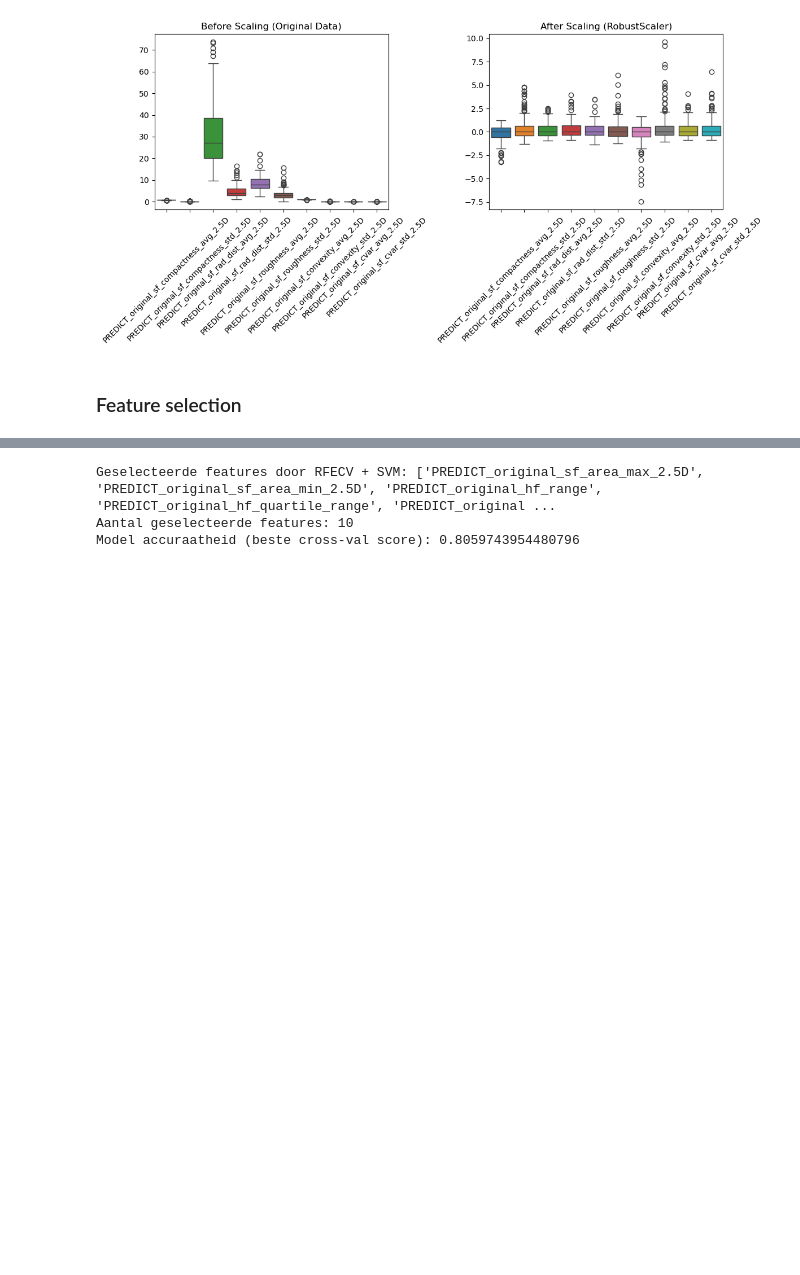
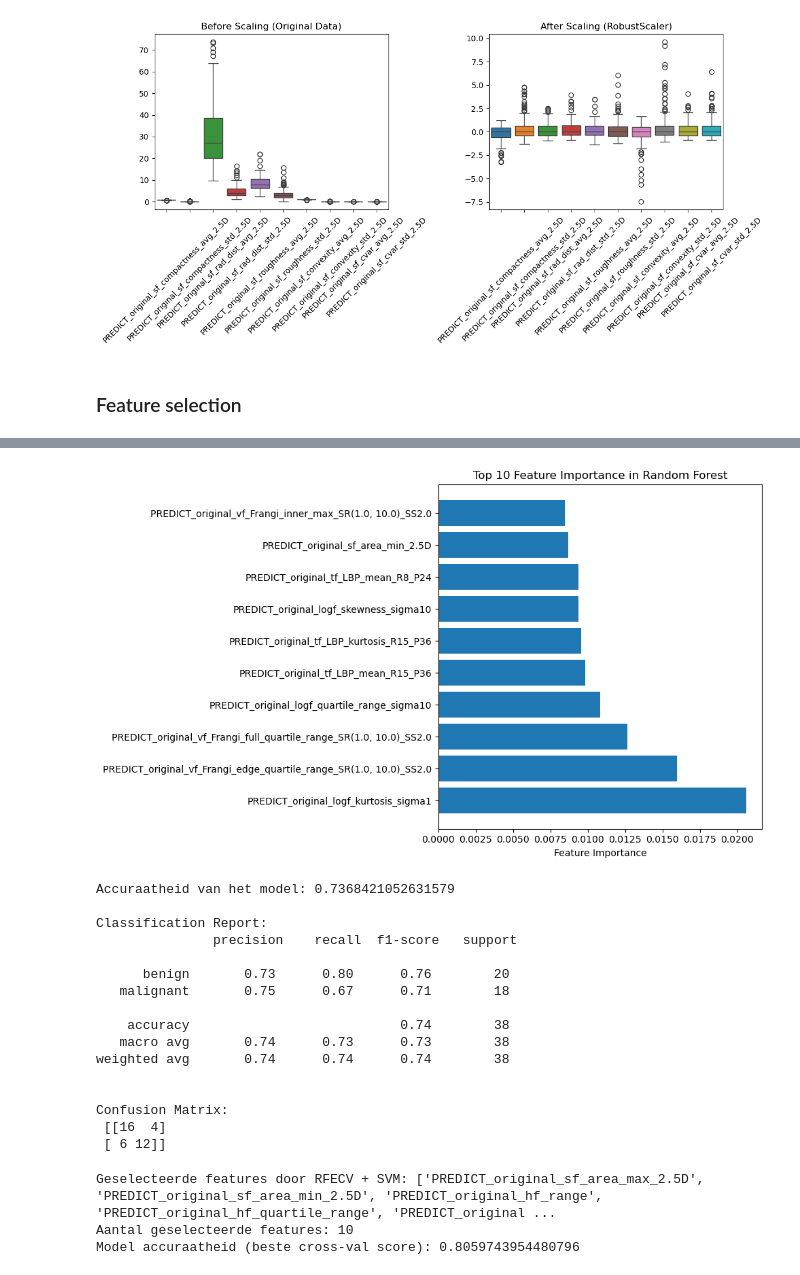
Before and after one commit to TaraVijgeboom/TM10007_Group10_Liver, a Jupyter notebook: assignment.ipynb, the cells around one changed output, grey strips where cells are left out. Drawn from its saved outputs; the diff is of its cells as text; code cells hidden in the pictures; blank space fills up the shorter version.

```diff
--- a/assignment.ipynb
+++ b/assignment.ipynb
@@ -349,3 +378,55 @@ Model accuraatheid (beste cross-val score): 0.7146514935988619
+# %%
+# 1. Sorteer de feature importances en krijg de top 10
+top_n = 10  # je kunt dit veranderen naar 11, 12, etc.
+top_n_idx = feature_importances.argsort()[-top_n:][::-1]  # Sorteer op belangrijkheid (aflopend)
+
+# 2. De geselecteerde features
+top_n_features = X.columns[top_n_idx]
+
+# 3. Plot de top 10 features
+plt.figure(figsize=(10, 6))
+plt.barh(top_n_features, feature_importances[top_n_idx])
+plt.xlabel("Feature Importance")
+plt.title(f"Top {top_n} Feature Importance in Random Forest")
+plt.tight_layout()
+plt.show()
+
+'''testen van prestatie RF met top ... features'''
+from sklearn.model_selection import train_test_split
+from sklearn.metrics import accuracy_score, classification_report, confusion_matrix
+
+# 1. Data splitsen in training en test sets
+X_train, X_test, y_train, y_test = train_test_split(X[top_n_features], y, test_size=0.2, random_state=42)
+
+# 2. Random Forest model trainen op de top 10 geselecteerde features
+rf_model = RandomForestClassifier(n_estimators=100, random_state=42)
+rf_model.fit(X_train, y_train)
+
+# 3. Voorspellingen doen op de testset
+y_pred = rf_model.predict(X_test)
+
+# 4. Evaluatie van het model
+print("Accuraatheid van het model:", accuracy_score(y_test, y_pred))
+print("\nClassification Report:\n", classification_report(y_test, y_pred))
+print("\nConfusion Matrix:\n", confusion_matrix(y_test, y_pred))
+# %% [output]
+[figure, added]
+Accuraatheid van het model: 0.7368421052631579
+
+Classification Report:
+               precision    recall  f1-score   support
+
+      benign       0.73      0.80      0.76        20
+   malignant       0.75      0.67      0.71        18
+
+    accuracy                           0.74        38
+   macro avg       0.74      0.73      0.73        38
+weighted avg       0.74      0.74      0.74        38
+
+
+Confusion Matrix:
+ [[16  4]
+ [ 6 12]]
 # %%
 '''SVM'''
 
```
Also changed, not shown: parts of 3 cells of this notebook.
